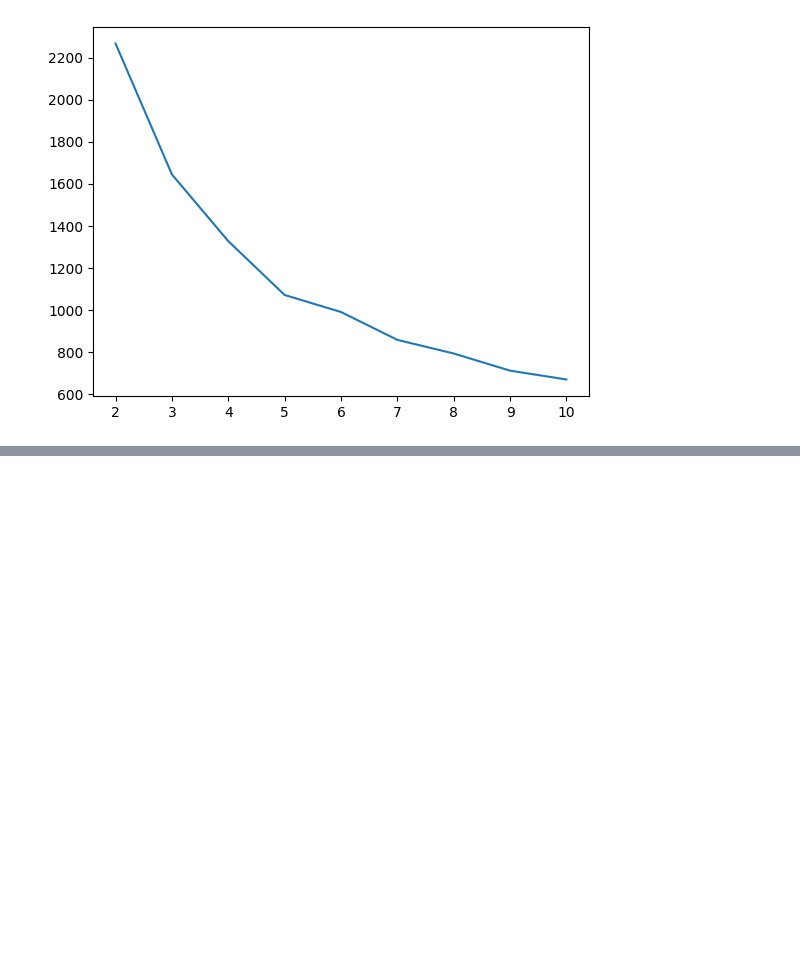
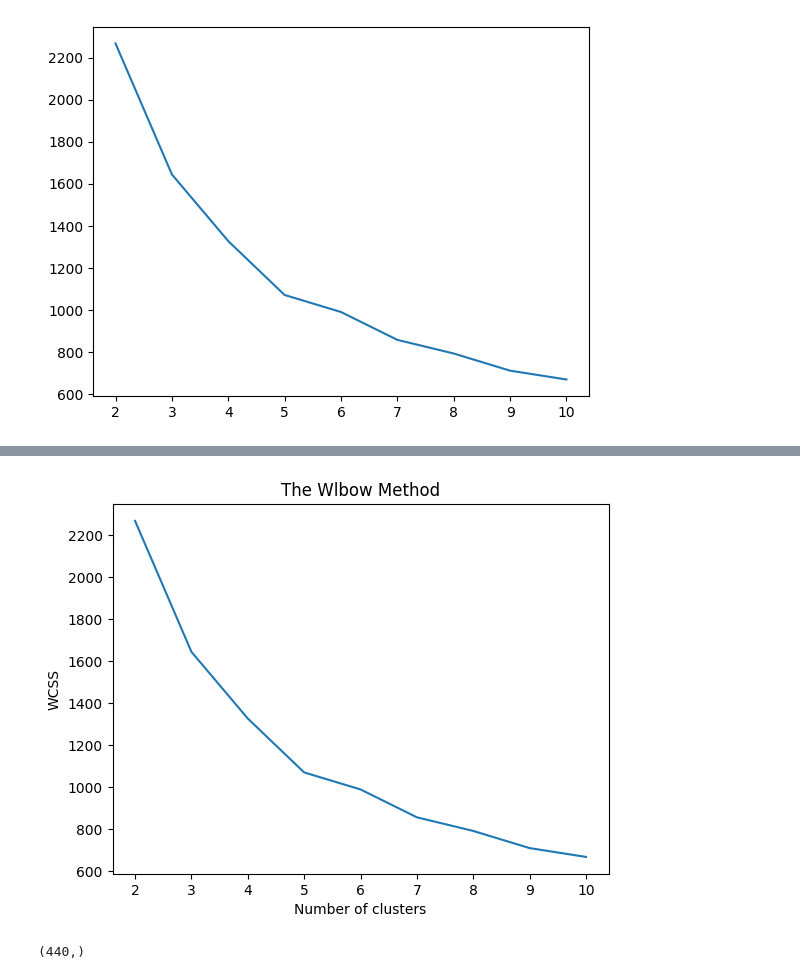
Before and after one commit to Rahul-Chandra-Karupakala/Python_codes, a Jupyter notebook: AD(10-2-25).ipynb, the cells around one changed output, grey strips where cells are left out. Saved outputs shown, nothing was run; the diff lists cells and outputs as text; code cells hidden in the pictures; blank space fills up the shorter version.

```diff
--- a/AD(10-2-25).ipynb
+++ b/AD(10-2-25).ipynb
@@ -165,0 +183,8 @@ plt.show()
+# %%
+plt.plot(range(2,11),wcss)
+plt.title('The Wlbow Method')
+plt.xlabel('Number of clusters')
+plt.ylabel('WCSS')
+plt.show()
+# %% [output]
+[figure, added]
@@ -165,0 +194,4 @@ plt.show()
+# %%
+groups.shape
+# %% [output]
+(440,)
```
Also changed, not shown: parts of 6 cells of this notebook.
